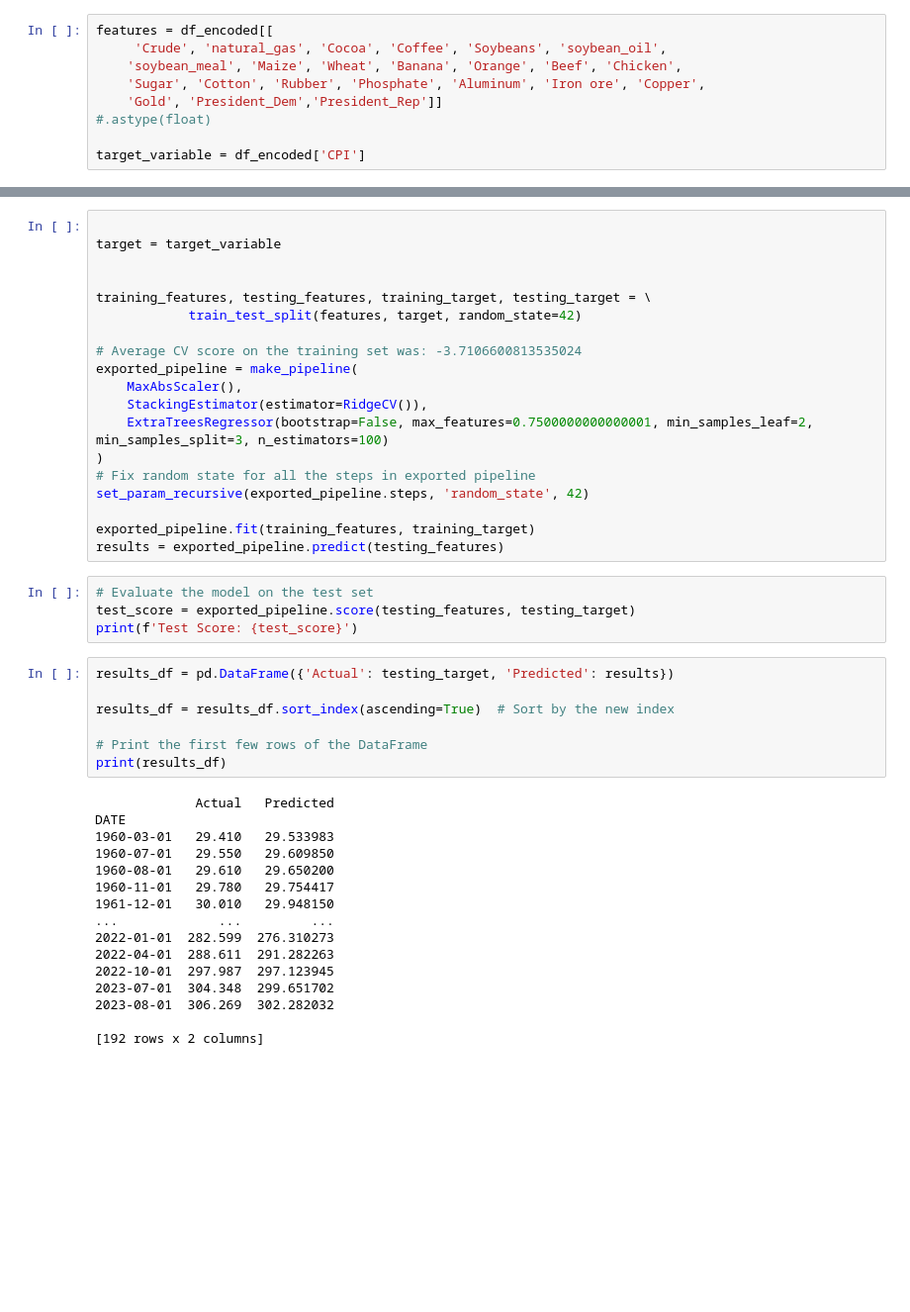
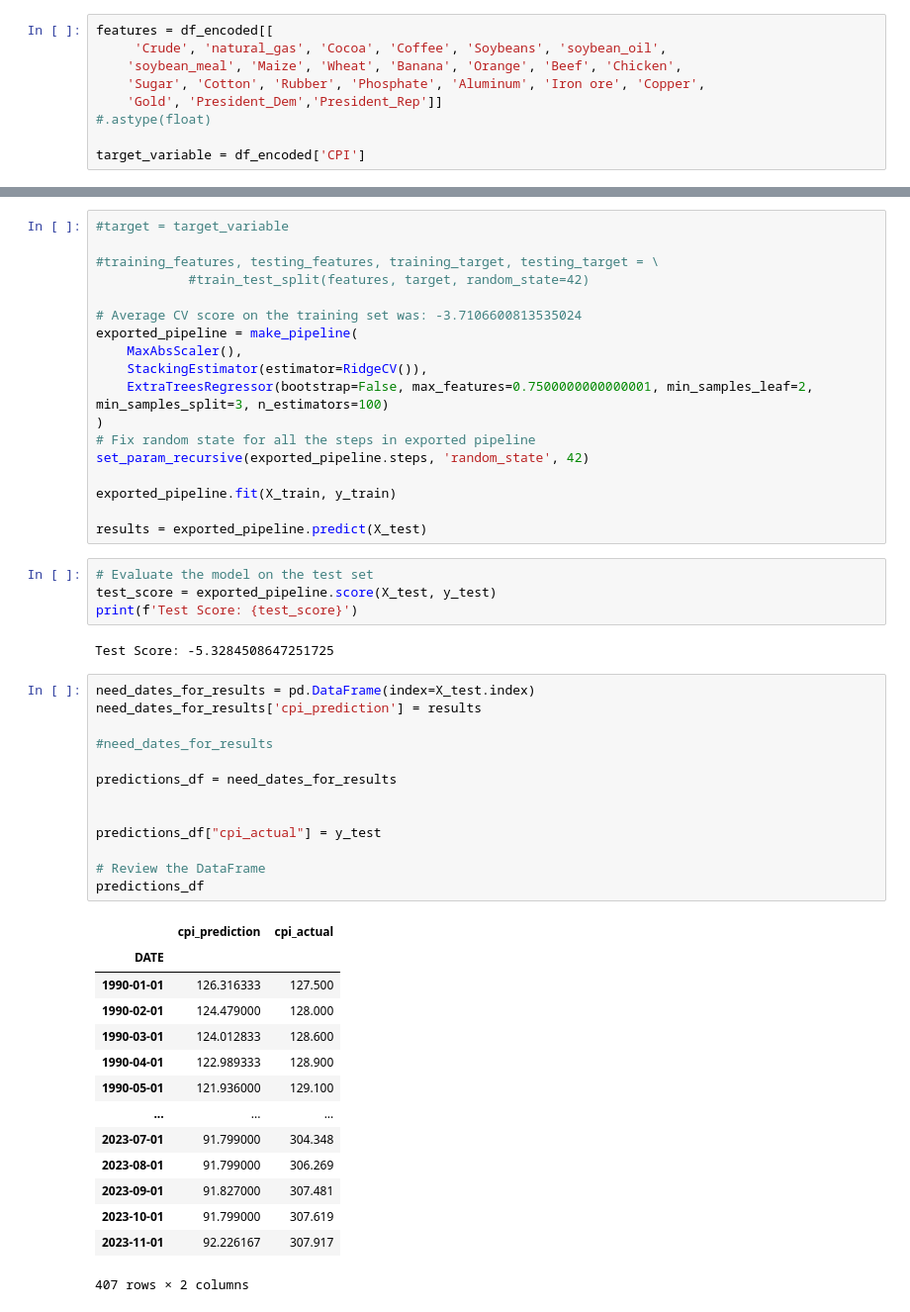
Before and after one commit to t-sullivan/Project-2, a Jupyter notebook: ExtraTreeRegressor.ipynb, the cells around one changed output, grey strips where cells are left out. Shown at 99% size. Drawn from its saved outputs; the diff is of its cells as text; blank space fills up the shorter version.

```diff
--- a/ExtraTreeRegressor.ipynb
+++ b/ExtraTreeRegressor.ipynb
@@ -74,10 +100,8 @@ target_variable = df_encoded['CPI']
 # %%
+#target = target_variable
 
-target = target_variable
-
-
-training_features, testing_features, training_target, testing_target = \
-            train_test_split(features, target, random_state=42)
+#training_features, testing_features, training_target, testing_target = \
+            #train_test_split(features, target, random_state=42)
 
 # Average CV score on the training set was: -3.7106600813535024
 exported_pipeline = make_pipeline(
@@ -88,32 +112,40 @@ exported_pipeline = make_pipeline(
 # Fix random state for all the steps in exported pipeline
 set_param_recursive(exported_pipeline.steps, 'random_state', 42)
 
-exported_pipeline.fit(training_features, training_target)
-results = exported_pipeline.predict(testing_features)
+exported_pipeline.fit(X_train, y_train)
+
+results = exported_pipeline.predict(X_test)
 # %%
 # Evaluate the model on the test set
-test_score = exported_pipeline.score(testing_features, testing_target)
+test_score = exported_pipeline.score(X_test, y_test)
 print(f'Test Score: {test_score}')
+# %% [output]
+Test Score: -5.3284508647251725
-# %%
-results_df = pd.DataFrame({'Actual': testing_target, 'Predicted': results})
-
-results_df = results_df.sort_index(ascending=True)  # Sort by the new index
-
-# Print the first few rows of the DataFrame
-print(results_df)
-# %% [output]
-             Actual   Predicted
-DATE
-1960-03-01   29.410   29.533983
-1960-07-01   29.550   29.609850
-1960-08-01   29.610   29.650200
-1960-11-01   29.780   29.754417
-1961-12-01   30.010   29.948150
-...             ...         ...
-2022-01-01  282.599  276.310273
-2022-04-01  288.611  291.282263
-2022-10-01  297.987  297.123945
-2023-07-01  304.348  299.651702
-2023-08-01  306.269  302.282032
-
-[192 rows x 2 columns]
+# %%
+need_dates_for_results = pd.DataFrame(index=X_test.index)
+need_dates_for_results['cpi_prediction'] = results
+
+#need_dates_for_results
+
+predictions_df = need_dates_for_results
+
+
+predictions_df["cpi_actual"] = y_test
+
+# Review the DataFrame
+predictions_df
+# %% [output]
+|  | cpi_prediction | cpi_actual |
+| DATE |  |  |
+| 1990-01-01 | 126.316333 | 127.500 |
+| 1990-02-01 | 124.479000 | 128.000 |
+| 1990-03-01 | 124.012833 | 128.600 |
+| 1990-04-01 | 122.989333 | 128.900 |
+| 1990-05-01 | 121.936000 | 129.100 |
+| ... | ... | ... |
+| 2023-07-01 | 91.799000 | 304.348 |
+| 2023-08-01 | 91.799000 | 306.269 |
+| 2023-09-01 | 91.827000 | 307.481 |
+| 2023-10-01 | 91.799000 | 307.619 |
+| 2023-11-01 | 92.226167 | 307.917 |
+407 rows × 2 columns
```
Also changed, not shown: parts of 18 cells of this notebook.
